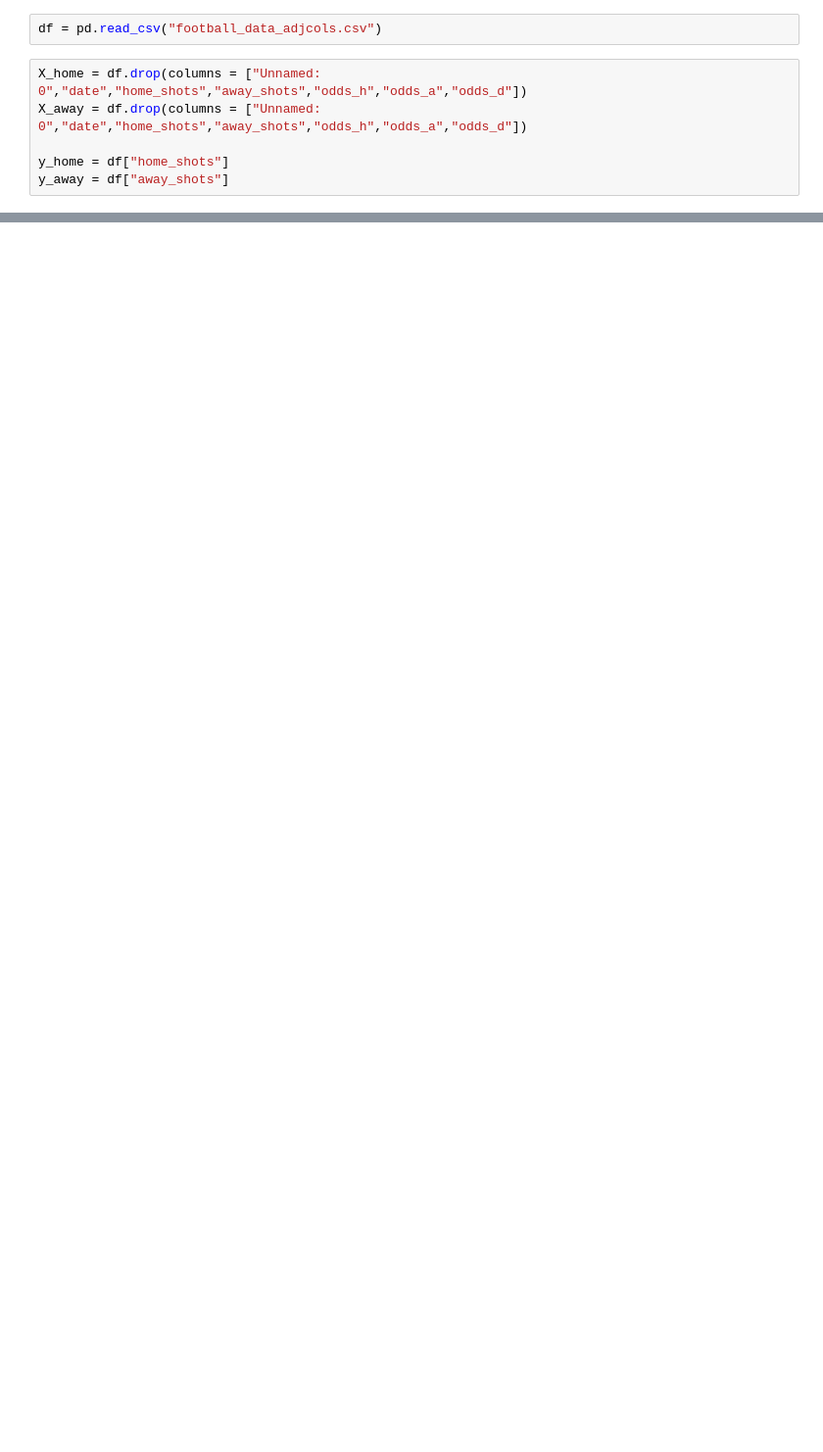
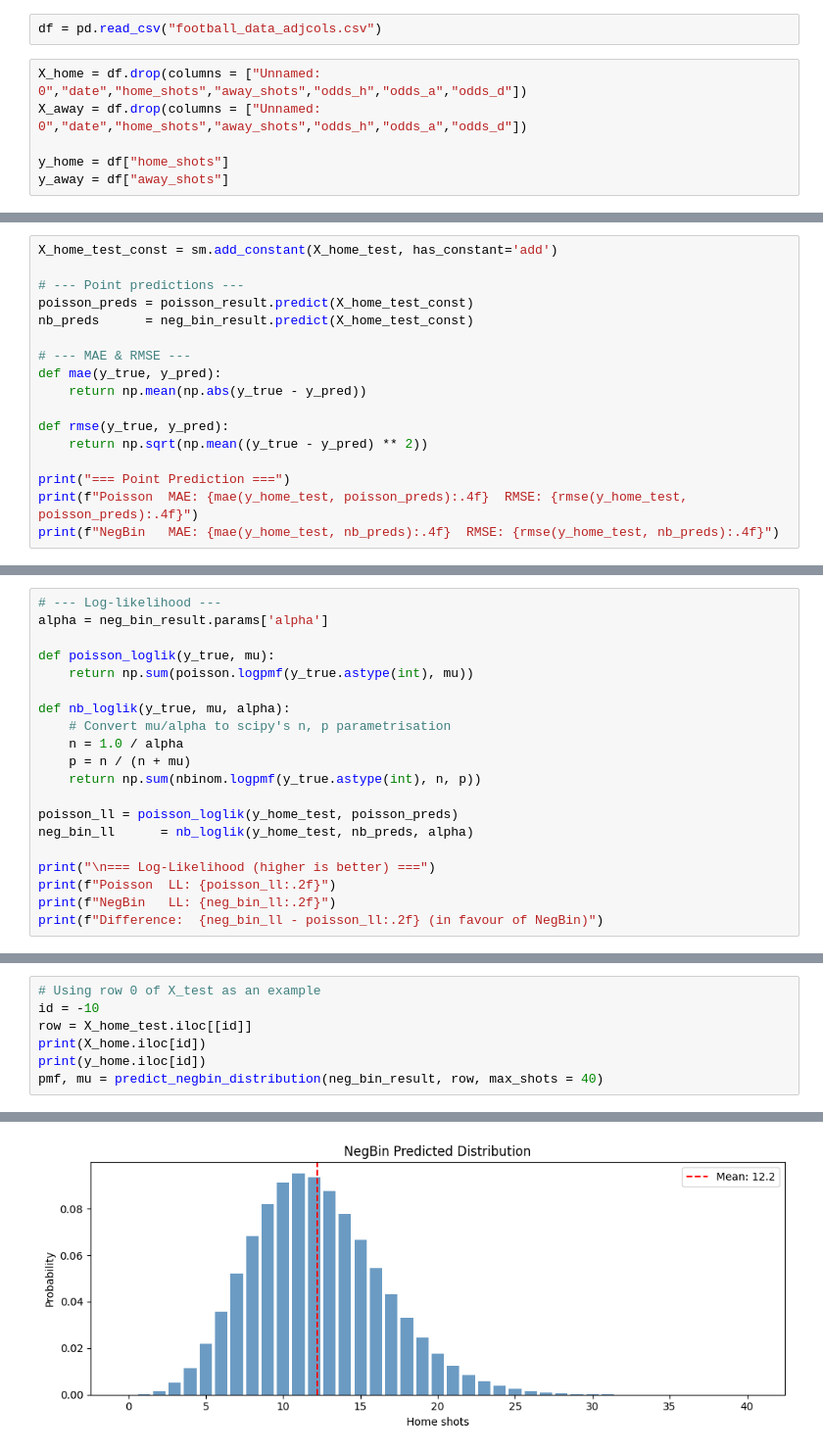
Before and after one commit to aaraval007-wq/shots-odds, a Jupyter notebook: Model_total_shots_final.ipynb, the cells around one changed output, grey strips where cells are left out. Shown at 98% size. Saved outputs shown, nothing was run; the diff lists cells and outputs as text; blank space fills up the shorter version.

```diff
--- a/Model_total_shots_final.ipynb
+++ b/Model_total_shots_final.ipynb
@@ -41,0 +98,17 @@ ValueError: shapes (7258,10) and (9,) not aligned: 10 (dim 1) != 9 (dim 0)
+# %%
+X_home_test_const = sm.add_constant(X_home_test, has_constant='add')
+
+# --- Point predictions ---
+poisson_preds = poisson_result.predict(X_home_test_const)
+nb_preds      = neg_bin_result.predict(X_home_test_const)
+
+# --- MAE & RMSE ---
+def mae(y_true, y_pred):
+    return np.mean(np.abs(y_true - y_pred))
+
+def rmse(y_true, y_pred):
+    return np.sqrt(np.mean((y_true - y_pred) ** 2))
+
+print("=== Point Prediction ===")
+print(f"Poisson  MAE: {mae(y_home_test, poisson_preds):.4f}  RMSE: {rmse(y_home_test, poisson_preds):.4f}")
+print(f"NegBin   MAE: {mae(y_home_test, nb_preds):.4f}  RMSE: {rmse(y_home_test, nb_preds):.4f}")
@@ -41,0 +119,20 @@ ValueError: shapes (7258,10) and (9,) not aligned: 10 (dim 1) != 9 (dim 0)
+# %%
+# --- Log-likelihood ---
+alpha = neg_bin_result.params['alpha']
+
+def poisson_loglik(y_true, mu):
+    return np.sum(poisson.logpmf(y_true.astype(int), mu))
+
+def nb_loglik(y_true, mu, alpha):
+    # Convert mu/alpha to scipy's n, p parametrisation
+    n = 1.0 / alpha
+    p = n / (n + mu)
+    return np.sum(nbinom.logpmf(y_true.astype(int), n, p))
+
+poisson_ll = poisson_loglik(y_home_test, poisson_preds)
+neg_bin_ll      = nb_loglik(y_home_test, nb_preds, alpha)
+
+print("\n=== Log-Likelihood (higher is better) ===")
+print(f"Poisson  LL: {poisson_ll:.2f}")
+print(f"NegBin   LL: {neg_bin_ll:.2f}")
+print(f"Difference:  {neg_bin_ll - poisson_ll:.2f} (in favour of NegBin)")
@@ -41,0 +191,8 @@ ValueError: shapes (7258,10) and (9,) not aligned: 10 (dim 1) != 9 (dim 0)
+# %%
+# Using row 0 of X_test as an example
+id = -10
+row = X_home_test.iloc[[id]]
+print(X_home.iloc[id])
+print(y_home.iloc[id])
+pmf, mu = predict_negbin_distribution(neg_bin_result, row, max_shots = 40)
+# %% [output]
@@ -41,0 +212 @@ ValueError: shapes (7258,10) and (9,) not aligned: 10 (dim 1) != 9 (dim 0)
+[figure, added]
```
Also changed, not shown: parts of 14 cells of this notebook.
